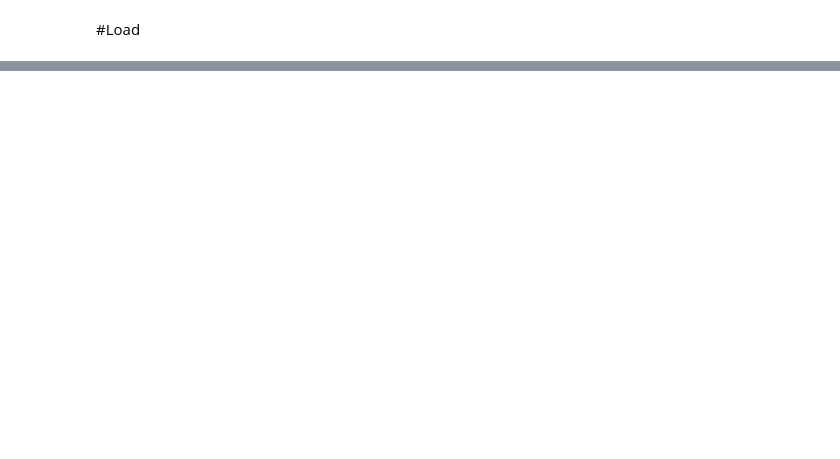
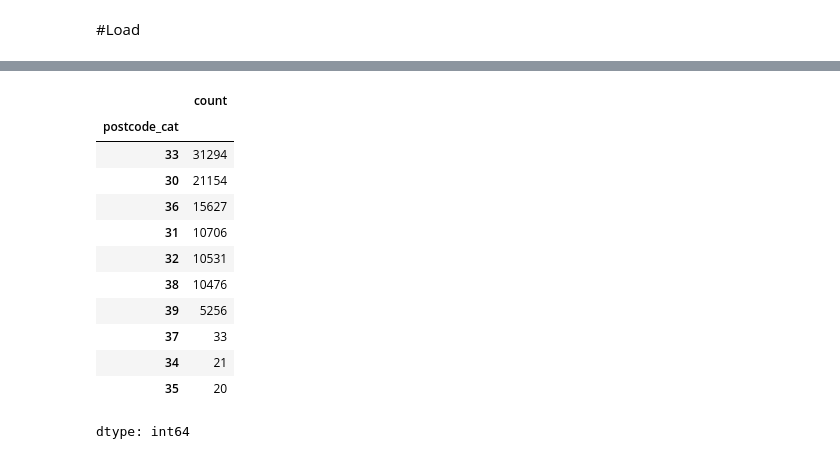
Before and after one commit to mmercan/handson-ml3, a Jupyter notebook: 02_vic_housing.ipynb, the cells around one changed output, grey strips where cells are left out. Cells and saved outputs as stored; diff of their text form; code cells hidden in the pictures; blank space fills up the shorter version.

```diff
--- a/02_vic_housing.ipynb
+++ b/02_vic_housing.ipynb
@@ -39,2 +97,19 @@ plt.show()
 # %%
-housing['price']
+housing['postcode_cat'] = pd.cut(housing['postcode'],
+                               bins=[3000,3100,3200,3300,3400,3500,3600,3700,3800,3900, np.inf],
+                                 labels=[30,31,32,33,34,35,36,37,38,39])
+housing['postcode_cat'].value_counts()
+# %% [output]
+|  | count |
+| postcode_cat |  |
+| 33 | 31294 |
+| 30 | 21154 |
+| 36 | 15627 |
+| 31 | 10706 |
+| 32 | 10531 |
+| 38 | 10476 |
+| 39 | 5256 |
+| 37 | 33 |
+| 34 | 21 |
+| 35 | 20 |
+dtype: int64
```
Also changed, not shown: parts of 6 cells of this notebook.
